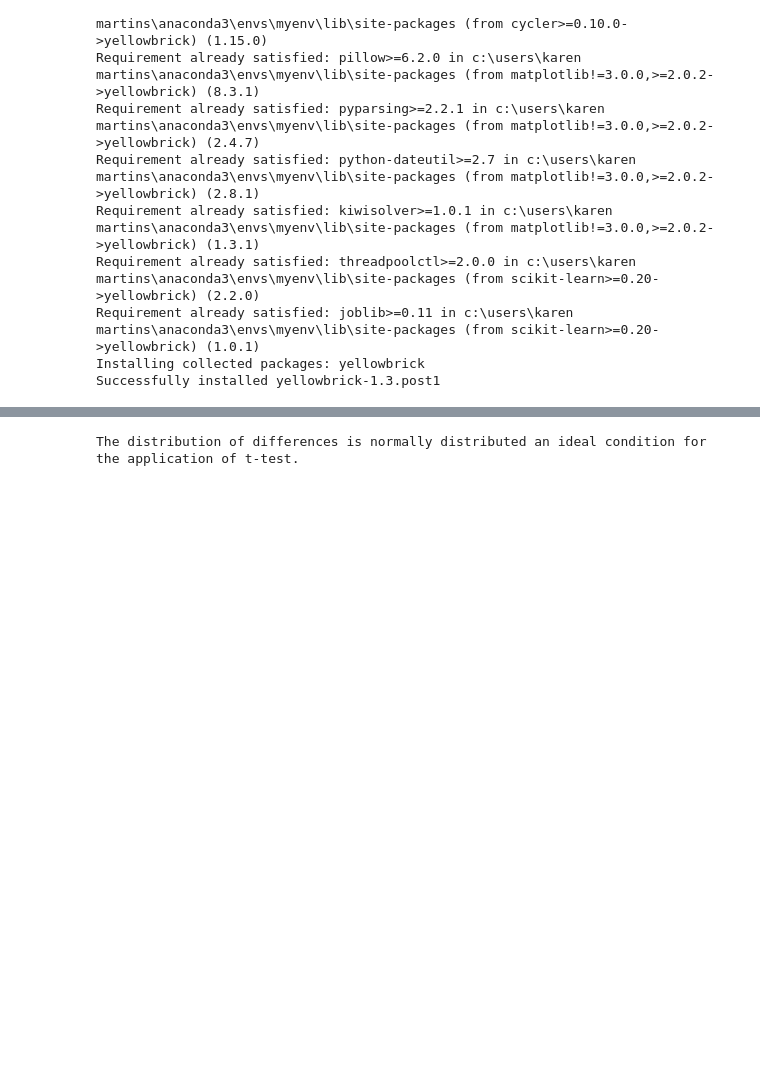
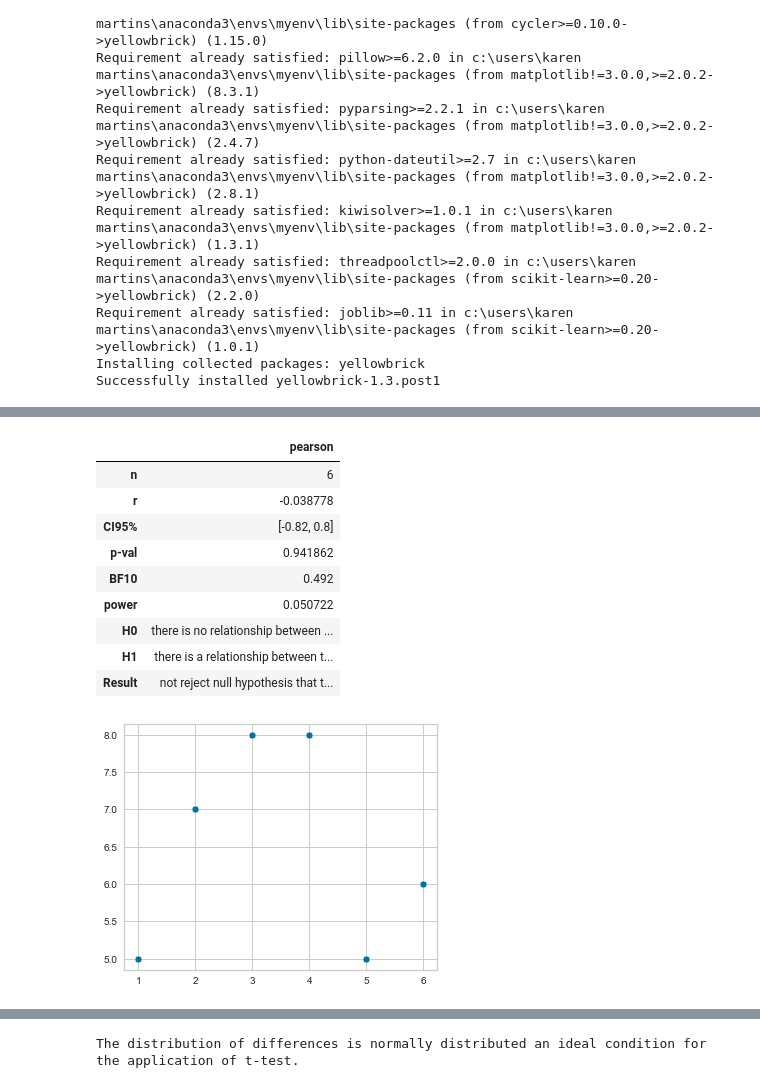
Before and after one commit to A3Data/hermione, a Jupyter notebook: hermione/module_templates/__IMPLEMENTED_BASE__/src/ml/notebooks/example_notebook.ipynb, the cells around one changed output, grey strips where cells are left out. Cells and saved outputs as stored; diff of their text form; code cells hidden in the pictures; blank space fills up the shorter version.

```diff
--- a/hermione/module_templates/__IMPLEMENTED_BASE__/src/ml/notebooks/example_notebook.ipynb
+++ b/hermione/module_templates/__IMPLEMENTED_BASE__/src/ml/notebooks/example_notebook.ipynb
@@ -258,3 +283,17 @@ from ml.hypothesis_testing.hypothesis_testing import Hypothesis_testing
+# %%
+Hypothesis_testing.correlation_test(a, b)
+# %% [output]
+|  | pearson |
+| n | 6 |
+| r | -0.038778 |
+| CI95% | [-0.82, 0.8] |
+| p-val | 0.941862 |
+| BF10 | 0.492 |
+| power | 0.050722 |
+| H0 | there is no relationship between ... |
+| H1 | there is a relationship between t... |
+| Result | not reject null hypothesis that t... |
+[figure, added]
 # %%
 Hypothesis_testing.normality_test(a)
 # %% [output]
```
Also changed, not shown: parts of 18 cells of this notebook, 3 other files.
